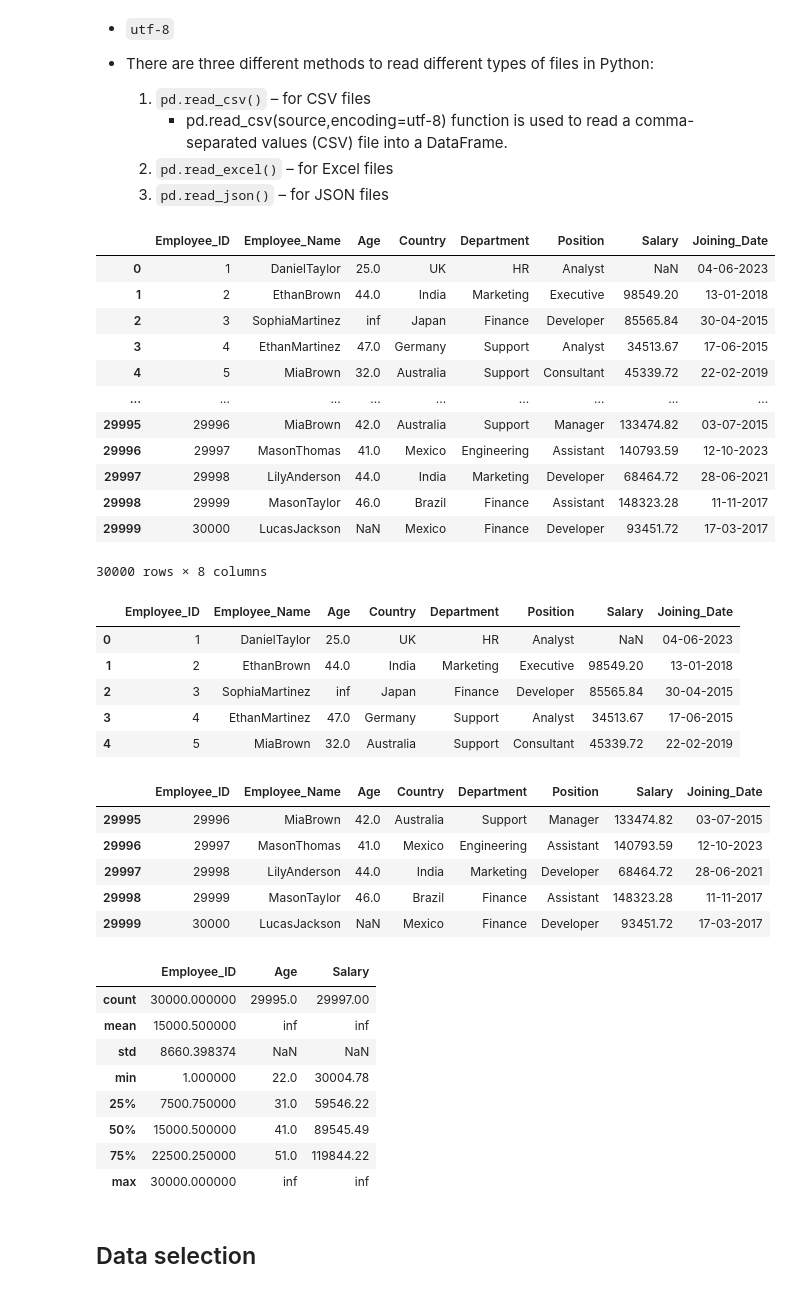
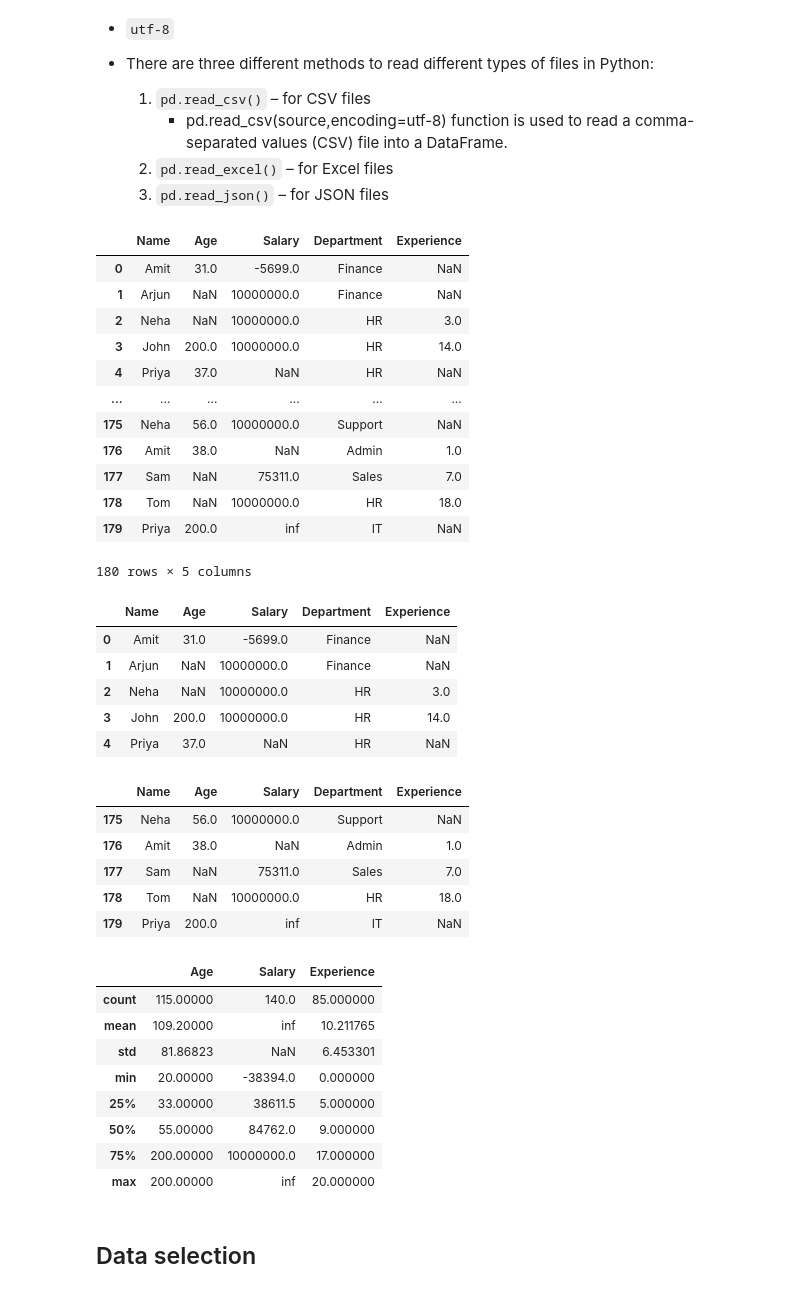
Before and after one commit to anki1kr/PYTHON, a Jupyter notebook: 12_numpy_pandas/3.pandas.ipynb, the cells around one changed output. Saved outputs shown, nothing was run; the diff lists cells and outputs as text; code cells hidden in the pictures.

```diff
--- a/12_numpy_pandas/3.pandas.ipynb
+++ b/12_numpy_pandas/3.pandas.ipynb
@@ -30,53 +30,53 @@ pandas.core.series.Series
     2. `pd.read_excel()` – for Excel files
     3. `pd.read_json()` – for JSON files
 # %%
-df2 = pd.read_csv("employee_data.csv")
+df= pd.read_csv("./sources/employee_data.csv")
 df
 # %% [output]
-|  | Employee_ID | Employee_Name | Age | Country | Department | Position | Salary | Joining_Date |
-| 0 | 1 | DanielTaylor | 25.0 | UK | HR | Analyst | NaN | 04-06-2023 |
-| 1 | 2 | EthanBrown | 44.0 | India | Marketing | Executive | 98549.20 | 13-01-2018 |
-| 2 | 3 | SophiaMartinez | inf | Japan | Finance | Developer | 85565.84 | 30-04-2015 |
-| 3 | 4 | EthanMartinez | 47.0 | Germany | Support | Analyst | 34513.67 | 17-06-2015 |
-| 4 | 5 | MiaBrown | 32.0 | Australia | Support | Consultant | 45339.72 | 22-02-2019 |
-| ... | ... | ... | ... | ... | ... | ... | ... | ... |
-| 29995 | 29996 | MiaBrown | 42.0 | Australia | Support | Manager | 133474.82 | 03-07-2015 |
-| 29996 | 29997 | MasonThomas | 41.0 | Mexico | Engineering | Assistant | 140793.59 | 12-10-2023 |
-| 29997 | 29998 | LilyAnderson | 44.0 | India | Marketing | Developer | 68464.72 | 28-06-2021 |
-| 29998 | 29999 | MasonTaylor | 46.0 | Brazil | Finance | Assistant | 148323.28 | 11-11-2017 |
-| 29999 | 30000 | LucasJackson | NaN | Mexico | Finance | Developer | 93451.72 | 17-03-2017 |
+|  | Name | Age | Salary | Department | Experience |
+| 0 | Amit | 31.0 | -5699.0 | Finance | NaN |
+| 1 | Arjun | NaN | 10000000.0 | Finance | NaN |
+| 2 | Neha | NaN | 10000000.0 | HR | 3.0 |
+| 3 | John | 200.0 | 10000000.0 | HR | 14.0 |
+| 4 | Priya | 37.0 | NaN | HR | NaN |
+| ... | ... | ... | ... | ... | ... |
+| 175 | Neha | 56.0 | 10000000.0 | Support | NaN |
+| 176 | Amit | 38.0 | NaN | Admin | 1.0 |
+| 177 | Sam | NaN | 75311.0 | Sales | 7.0 |
+| 178 | Tom | NaN | 10000000.0 | HR | 18.0 |
+| 179 | Priya | 200.0 | inf | IT | NaN |
-30000 rows × 8 columns
+180 rows × 5 columns
 # %%
 df.head()#by default 5 rows ,returns matrix of head(number)
 # %% [output]
-|  | Employee_ID | Employee_Name | Age | Country | Department | Position | Salary | Joining_Date |
-| 0 | 1 | DanielTaylor | 25.0 | UK | HR | Analyst | NaN | 04-06-2023 |
-| 1 | 2 | EthanBrown | 44.0 | India | Marketing | Executive | 98549.20 | 13-01-2018 |
-| 2 | 3 | SophiaMartinez | inf | Japan | Finance | Developer | 85565.84 | 30-04-2015 |
-| 3 | 4 | EthanMartinez | 47.0 | Germany | Support | Analyst | 34513.67 | 17-06-2015 |
-| 4 | 5 | MiaBrown | 32.0 | Australia | Support | Consultant | 45339.72 | 22-02-2019 |
+|  | Name | Age | Salary | Department | Experience |
+| 0 | Amit | 31.0 | -5699.0 | Finance | NaN |
+| 1 | Arjun | NaN | 10000000.0 | Finance | NaN |
+| 2 | Neha | NaN | 10000000.0 | HR | 3.0 |
+| 3 | John | 200.0 | 10000000.0 | HR | 14.0 |
+| 4 | Priya | 37.0 | NaN | HR | NaN |
 # %%
 df.tail()#by default 5 rows ,returns matrix of tail(number)
 # %% [output]
-|  | Employee_ID | Employee_Name | Age | Country | Department | Position | Salary | Joining_Date |
-| 29995 | 29996 | MiaBrown | 42.0 | Australia | Support | Manager | 133474.82 | 03-07-2015 |
-| 29996 | 29997 | MasonThomas | 41.0 | Mexico | Engineering | Assistant | 140793.59 | 12-10-2023 |
-| 29997 | 29998 | LilyAnderson | 44.0 | India | Marketing | Developer | 68464.72 | 28-06-2021 |
-| 29998 | 29999 | MasonTaylor | 46.0 | Brazil | Finance | Assistant | 148323.28 | 11-11-2017 |
-| 29999 | 30000 | LucasJackson | NaN | Mexico | Finance | Developer | 93451.72 | 17-03-2017 |
+|  | Name | Age | Salary | Department | Experience |
+| 175 | Neha | 56.0 | 10000000.0 | Support | NaN |
+| 176 | Amit | 38.0 | NaN | Admin | 1.0 |
+| 177 | Sam | NaN | 75311.0 | Sales | 7.0 |
+| 178 | Tom | NaN | 10000000.0 | HR | 18.0 |
+| 179 | Priya | 200.0 | inf | IT | NaN |
 # %%
 df.describe()
 #error occured due to missing values in the dataset
 # %% [output]
-|  | Employee_ID | Age | Salary |
-| count | 30000.000000 | 29995.0 | 29997.00 |
-| mean | 15000.500000 | inf | inf |
-| std | 8660.398374 | NaN | NaN |
-| min | 1.000000 | 22.0 | 30004.78 |
-| 25% | 7500.750000 | 31.0 | 59546.22 |
-| 50% | 15000.500000 | 41.0 | 89545.49 |
-| 75% | 22500.250000 | 51.0 | 119844.22 |
-| max | 30000.000000 | inf | inf |
+|  | Age | Salary | Experience |
+| count | 115.00000 | 140.0 | 85.000000 |
+| mean | 109.20000 | inf | 10.211765 |
+| std | 81.86823 | NaN | 6.453301 |
+| min | 20.00000 | -38394.0 | 0.000000 |
+| 25% | 33.00000 | 38611.5 | 5.000000 |
+| 50% | 55.00000 | 84762.0 | 9.000000 |
+| 75% | 200.00000 | 10000000.0 | 17.000000 |
+| max | 200.00000 | inf | 20.000000 |
 # %% [markdown]
 ## Data selection
 # %%
```
Also changed, not shown: parts of 15 cells of this notebook, 8 other files.
